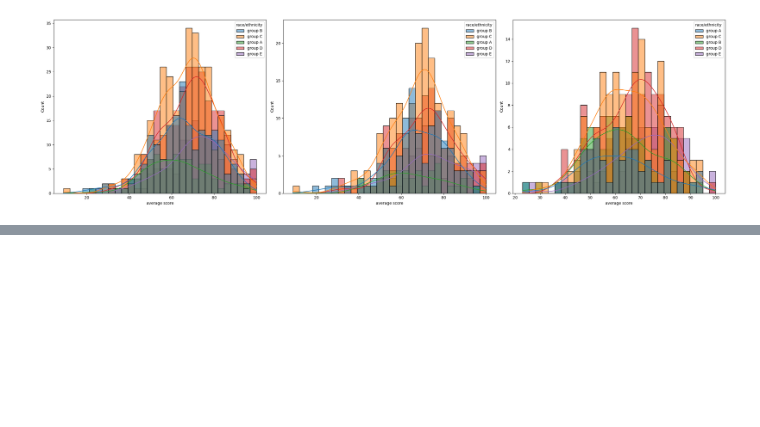
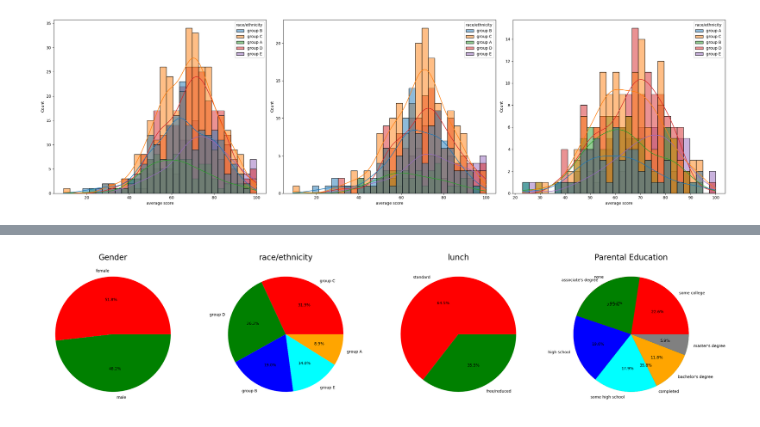
Before and after one commit to Abdelrahman-Farouk88/ml_project, a Jupyter notebook: notebook/EDA.ipynb, the cells around one changed output, grey strips where cells are left out. Cells and saved outputs as stored; diff of their text form; code cells hidden in the pictures; blank space fills up the shorter version.

```diff
--- a/notebook/EDA.ipynb
+++ b/notebook/EDA.ipynb
@@ -229,0 +246,37 @@ plt.show()
+# %%
+plt.rcParams['figure.figsize'] = (30,12)
+
+plt.subplot(1,5,1)
+size = data['gender'].value_counts()
+plt.pie(size, labels = size.index, autopct='%1.1f%%', colors = ['red', 'green'])
+plt.title('Gender', fontsize = 20)
+plt.axis('off')
+
+plt.subplot(1,5,2)
+size = data['race/ethnicity'].value_counts()
+plt.pie(size, labels = size.index, autopct='%1.1f%%', colors = ['red','green','blue','cyan','orange'])
+plt.title('race/ethnicity', fontsize = 20)
+plt.axis('off')
+
+plt.subplot(1,5,3)
+size = data['lunch'].value_counts()
+plt.pie(size, labels = size.index, autopct='%1.1f%%', colors = ['red','green'])
+plt.title('lunch', fontsize = 20)
+plt.axis('off')
+
+plt.subplot(1,5,4)
+size = data['test preparation course'].value_counts()
+plt.pie(size, labels = size.index, autopct='%1.1f%%', colors = ['red','green'])
+plt.title('Test Course', fontsize = 20)
+plt.axis('off')
+
+plt.subplot(1,5,4)
+size = data['parental level of education'].value_counts()
+plt.pie(size, labels = size.index, autopct='%1.1f%%', colors = ['red','green','blue','cyan','orange','grey'])
+plt.title('Parental Education', fontsize = 20)
+plt.axis('off')
+
+plt.tight_layout()
+plt.show()
+# %% [output]
+[figure, added]
```
Also changed, not shown: parts of 14 cells of this notebook.
